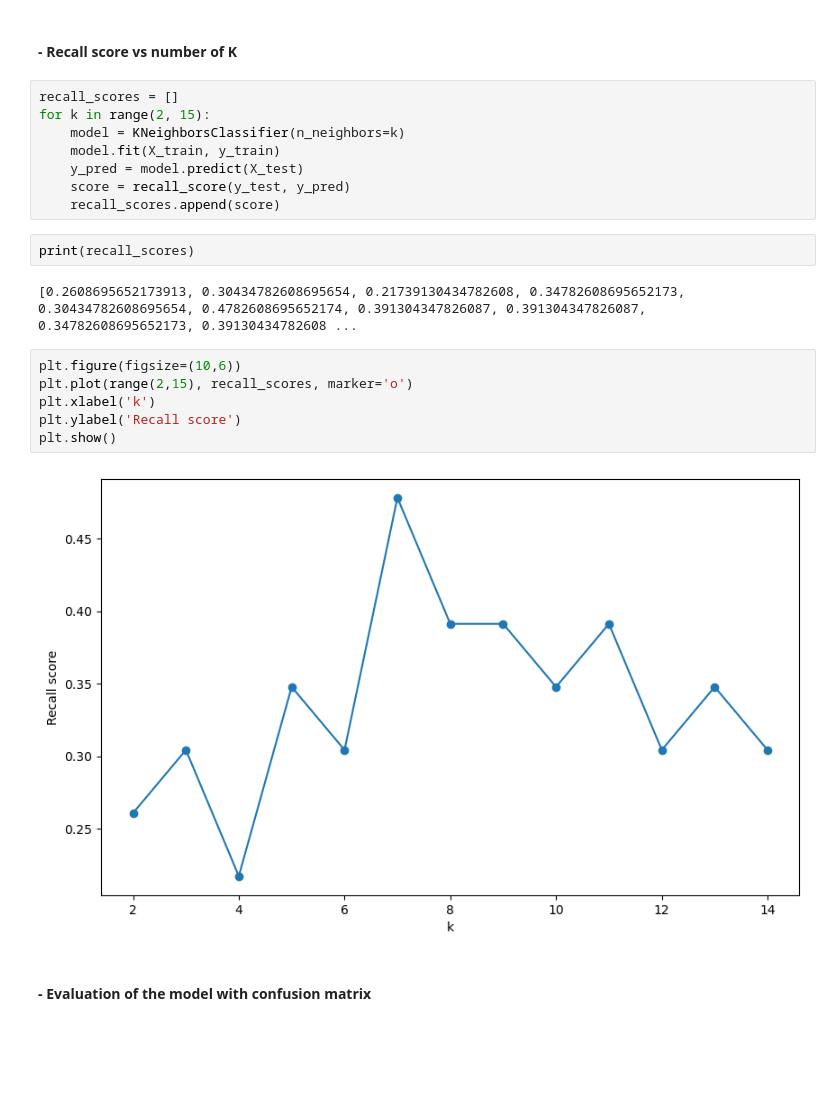
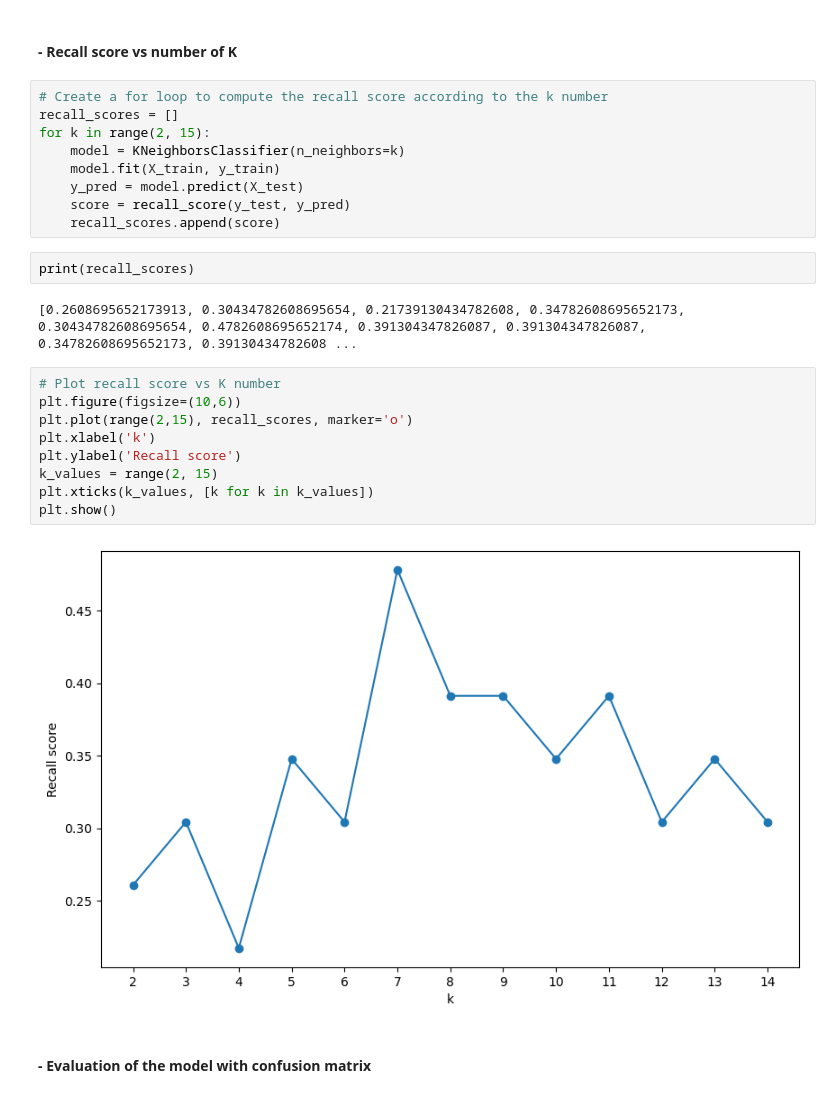
Before and after one commit to RetCast/59_final_project, a Jupyter notebook: notebooks/darwin_notebook_KNN.ipynb, the cells around one changed output. Saved outputs shown, nothing was run; the diff lists cells and outputs as text; blank space fills up the shorter version.

```diff
--- a/notebooks/darwin_notebook_KNN.ipynb
+++ b/notebooks/darwin_notebook_KNN.ipynb
@@ -139,6 +155,7 @@ plt.show()
 # %% [markdown]
 #### - Recall score vs number of K
 # %%
+# Create a for loop to compute the recall score according to the k number
 recall_scores = []
 for k in range(2, 15):
     model = KNeighborsClassifier(n_neighbors=k)
@@ -151,13 +168,16 @@ print(recall_scores)
 # %% [output]
 [0.2608695652173913, 0.30434782608695654, 0.21739130434782608, 0.34782608695652173, 0.30434782608695654, 0.4782608695652174, 0.391304347826087, 0.391304347826087, 0.34782608695652173, 0.39130434782608 ...
 # %%
+# Plot recall score vs K number
 plt.figure(figsize=(10,6))
 plt.plot(range(2,15), recall_scores, marker='o')
 plt.xlabel('k')
 plt.ylabel('Recall score')
+k_values = range(2, 15)
+plt.xticks(k_values, [k for k in k_values])
 plt.show()
 # %% [output]
-[figure, old version]
+[figure, new version]
 # %% [markdown]
 #### - Evaluation of the model with confusion matrix
 # %%
```
Also changed, not shown: parts of 25 cells of this notebook.
